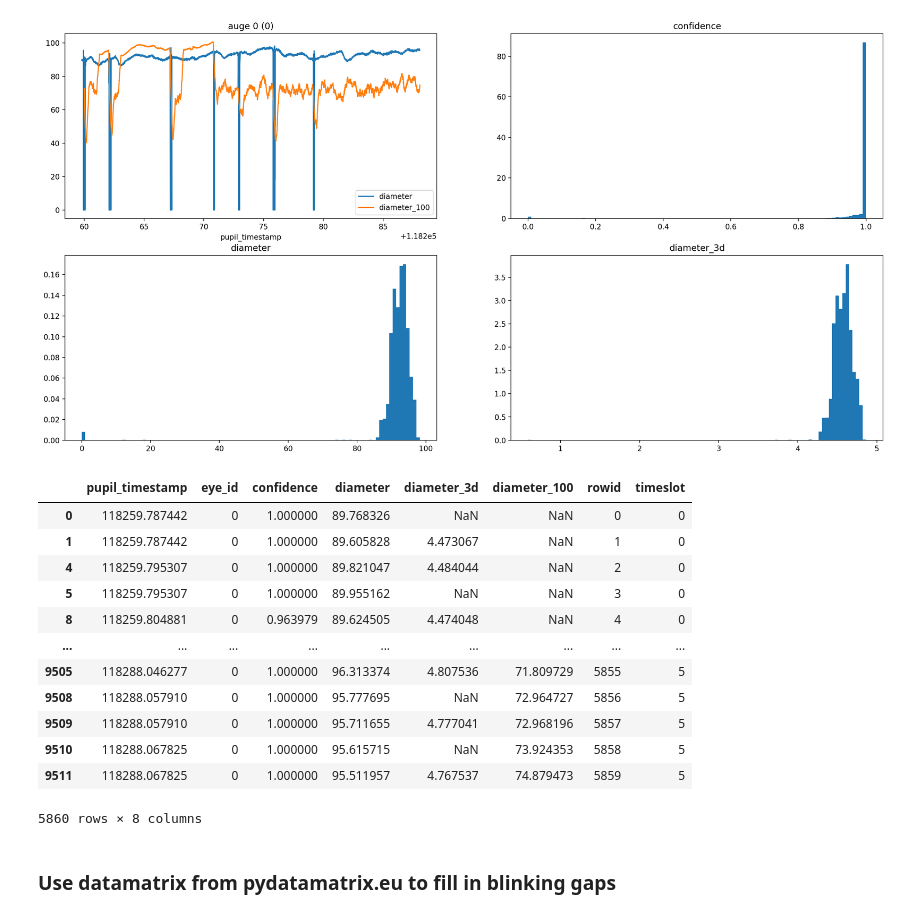
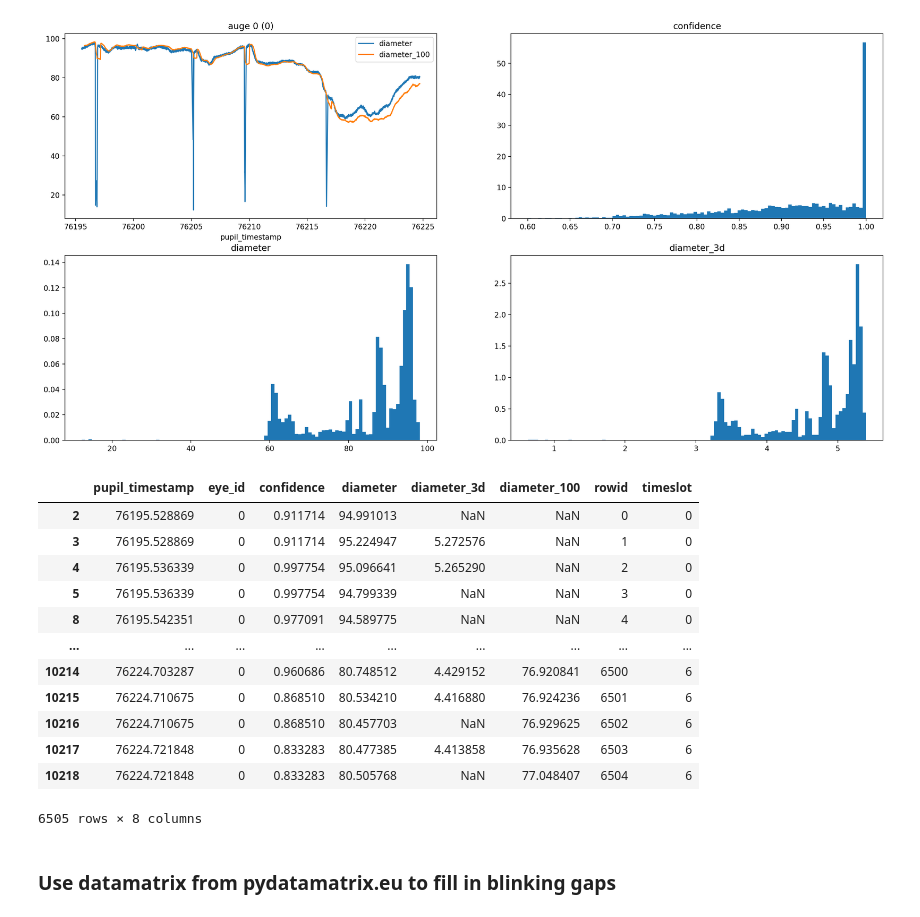
Before and after one commit to KathaMei/Pupille, a Jupyter notebook: notebooks/checkdata.ipynb, the cells around one changed output. Cells and saved outputs as stored; diff of their text form; code cells hidden in the pictures.

```diff
--- a/notebooks/checkdata.ipynb
+++ b/notebooks/checkdata.ipynb
@@ -37,30 +37,31 @@ You should consider upgrading via the '/Users/Katharina/Desktop/Pupille/venv/bin
 # %%
 # wenn ich checkpadata.py ändere, muß das Modul neu importiert werden. Das macht reload()
 importlib.reload(checkdata)
 plt.rcParams['figure.figsize'] = [20, 10]
 plt.rcParams['figure.dpi'] = 200
-subject_id="PJ05_1_Ruhe"
+subject_id="PJ02_1_Ruhe"
 data_dir="/Users/Katharina/Desktop/Beispieldaten"
+data_dir="../data/groesse/3.4Stimulation/"
 config=checkdata.DataConfig(window_duration=30)
 eye0=checkdata.prepare(data_dir,subject_id,0,config)
 eye1=checkdata.prepare(data_dir,subject_id,1,config)
 checkdata.plot(eye0[0],"auge 0 (0)")
 display(eye0[0])
 # %% [output]
-[figure, old version]
+[figure, new version]
 |  | pupil_timestamp | eye_id | confidence | diameter | diameter_3d | diameter_100 | rowid | timeslot |
-| 0 | 118259.787442 | 0 | 1.000000 | 89.768326 | NaN | NaN | 0 | 0 |
-| 1 | 118259.787442 | 0 | 1.000000 | 89.605828 | 4.473067 | NaN | 1 | 0 |
-| 4 | 118259.795307 | 0 | 1.000000 | 89.821047 | 4.484044 | NaN | 2 | 0 |
-| 5 | 118259.795307 | 0 | 1.000000 | 89.955162 | NaN | NaN | 3 | 0 |
-| 8 | 118259.804881 | 0 | 0.963979 | 89.624505 | 4.474048 | NaN | 4 | 0 |
+| 2 | 76195.528869 | 0 | 0.911714 | 94.991013 | NaN | NaN | 0 | 0 |
+| 3 | 76195.528869 | 0 | 0.911714 | 95.224947 | 5.272576 | NaN | 1 | 0 |
+| 4 | 76195.536339 | 0 | 0.997754 | 95.096641 | 5.265290 | NaN | 2 | 0 |
+| 5 | 76195.536339 | 0 | 0.997754 | 94.799339 | NaN | NaN | 3 | 0 |
+| 8 | 76195.542351 | 0 | 0.977091 | 94.589775 | NaN | NaN | 4 | 0 |
 | ... | ... | ... | ... | ... | ... | ... | ... | ... |
-| 9505 | 118288.046277 | 0 | 1.000000 | 96.313374 | 4.807536 | 71.809729 | 5855 | 5 |
-| 9508 | 118288.057910 | 0 | 1.000000 | 95.777695 | NaN | 72.964727 | 5856 | 5 |
-| 9509 | 118288.057910 | 0 | 1.000000 | 95.711655 | 4.777041 | 72.968196 | 5857 | 5 |
-| 9510 | 118288.067825 | 0 | 1.000000 | 95.615715 | NaN | 73.924353 | 5858 | 5 |
-| 9511 | 118288.067825 | 0 | 1.000000 | 95.511957 | 4.767537 | 74.879473 | 5859 | 5 |
+| 10214 | 76224.703287 | 0 | 0.960686 | 80.748512 | 4.429152 | 76.920841 | 6500 | 6 |
+| 10215 | 76224.710675 | 0 | 0.868510 | 80.534210 | 4.416880 | 76.924236 | 6501 | 6 |
+| 10216 | 76224.710675 | 0 | 0.868510 | 80.457703 | NaN | 76.929625 | 6502 | 6 |
+| 10217 | 76224.721848 | 0 | 0.833283 | 80.477385 | 4.413858 | 76.935628 | 6503 | 6 |
+| 10218 | 76224.721848 | 0 | 0.833283 | 80.505768 | NaN | 77.048407 | 6504 | 6 |
-5860 rows × 8 columns
+6505 rows × 8 columns
 # %% [markdown]
 ### Use datamatrix from pydatamatrix.eu to fill in blinking gaps
 # %%
```
Also changed, not shown: parts of 4 cells of this notebook, 4 other files.
